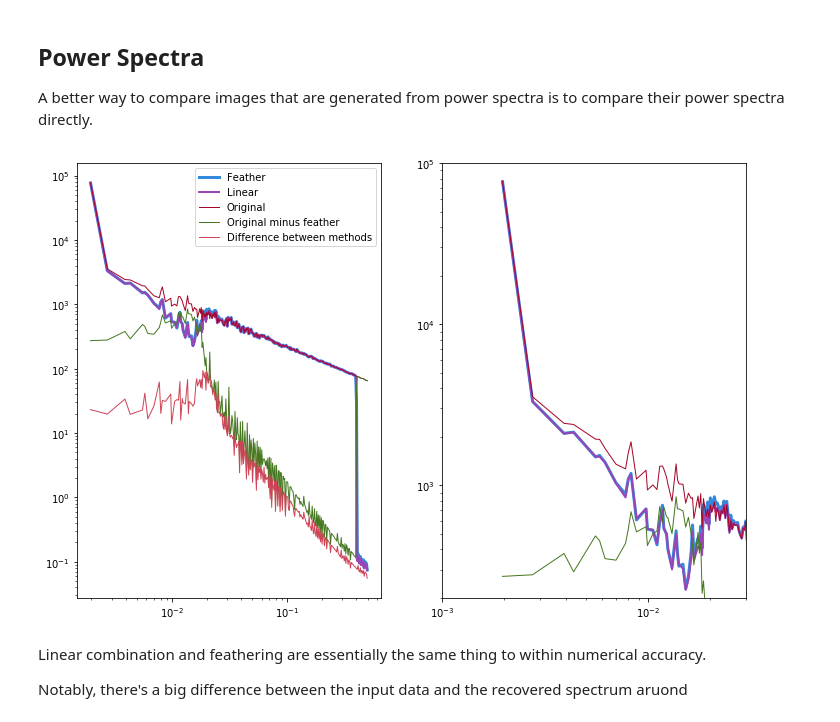
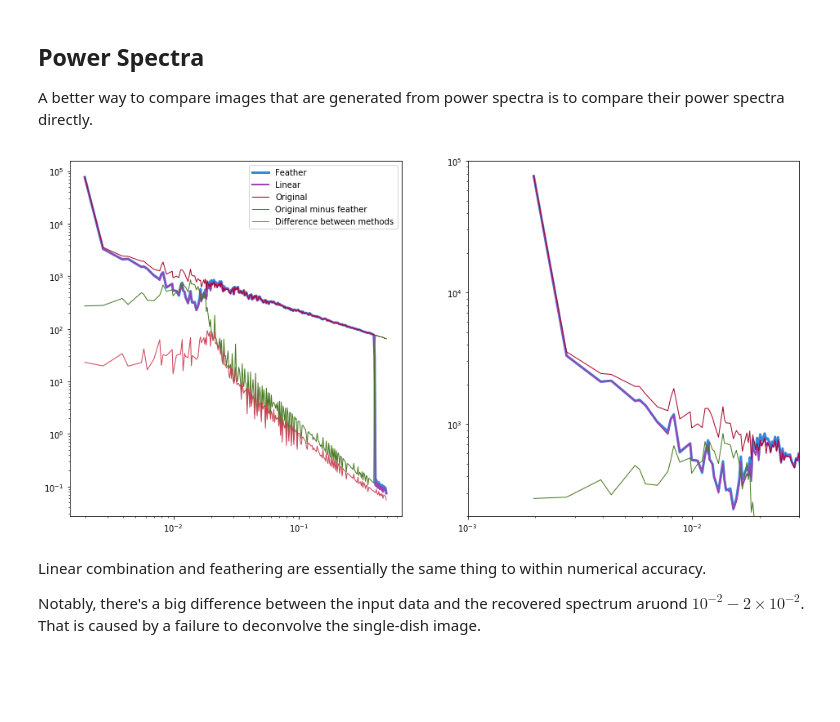
Before and after one commit to keflavich/uvcombine, a Jupyter notebook: examples/Compare Linear to UV.ipynb, the cells around one changed output. Saved outputs shown, nothing was run; the diff lists cells and outputs as text; code cells hidden in the pictures; blank space fills up the shorter version.

```diff
--- a/examples/Compare Linear to UV.ipynb
+++ b/examples/Compare Linear to UV.ipynb
@@ -177,30 +179,30 @@ _=pl.title("Original minus Linear Combined")
 ## Power Spectra
 A better way to compare images that are generated from power spectra is to compare their power spectra directly.
 # %%
-pl.figure(figsize=(12,8))
+pl.figure(figsize=(16,8))
 ax1 = pl.subplot(1,2,1)
 ax2 = pl.subplot(1,2,2)
 for thisim, name, lw in ((combo, 'Feather', 3),
                          (lincombim, 'Linear', 2),
                          (im, 'Original', 1),
                          (im-combo, "Original minus feather", 1),
                          (diff_feather_linear, "Difference between methods", 1),
                          #(singledish_im, 'Single Dish', 1),
                          #(im_interferometered, 'Interferometer', 1),
                         ):
     psd2 = np.fft.fftshift(np.abs(np.fft.fft2(thisim)))
     pfreq, ppow = psds.pspec(psd2)
     pfreq = pfreq[np.isfinite(ppow)]
     ppow = ppow[np.isfinite(ppow)]
     ax1.loglog(pfreq, ppow, label=name, linewidth=lw)
     ax2.loglog(pfreq, ppow, label=name, linewidth=lw)
 #_=ax2.set_ylim(4e2, 2e4)
 _=ax2.set_xlim(1e-3, 3e-2)
 _=ax2.set_ylim(2e2, 1e5)
 _=ax1.legend(loc='best')
 # %% [output]
-[figure, old version]
+[figure, new version]
 # %% [markdown]
 Linear combination and feathering are essentially the same thing to within numerical accuracy.
 
-Notably, there's a big difference between the input data and the recovered spectrum aruond
+Notably, there's a big difference between the input data and the recovered spectrum aruond $10^{-2}-2\times10^{-2}$.  That is caused by a failure to deconvolve the single-dish image.
```
Also changed, not shown: parts of 1 cell of this notebook, 1 other file.
